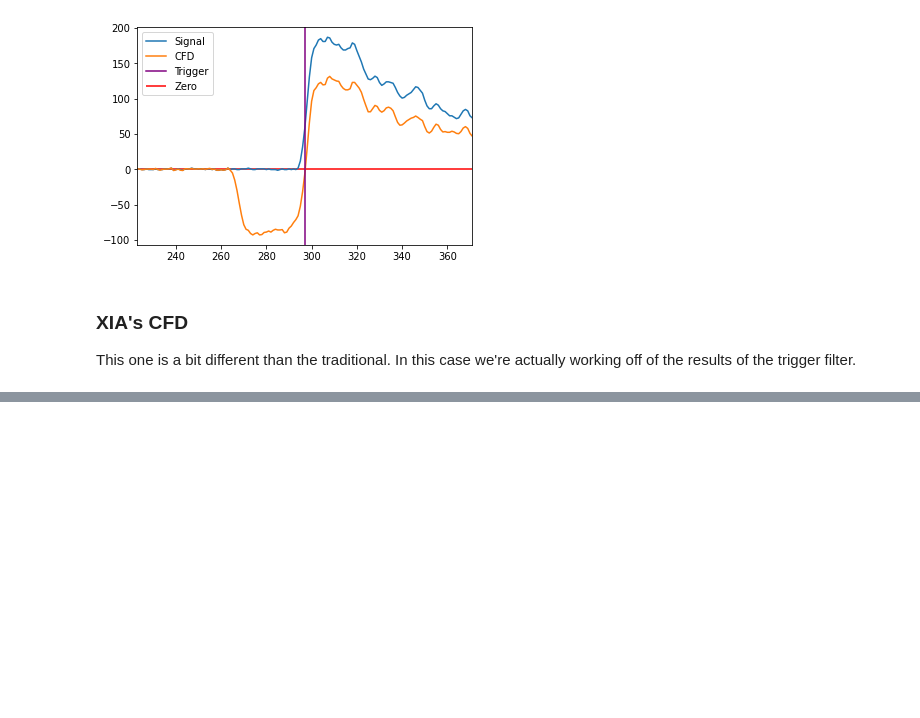
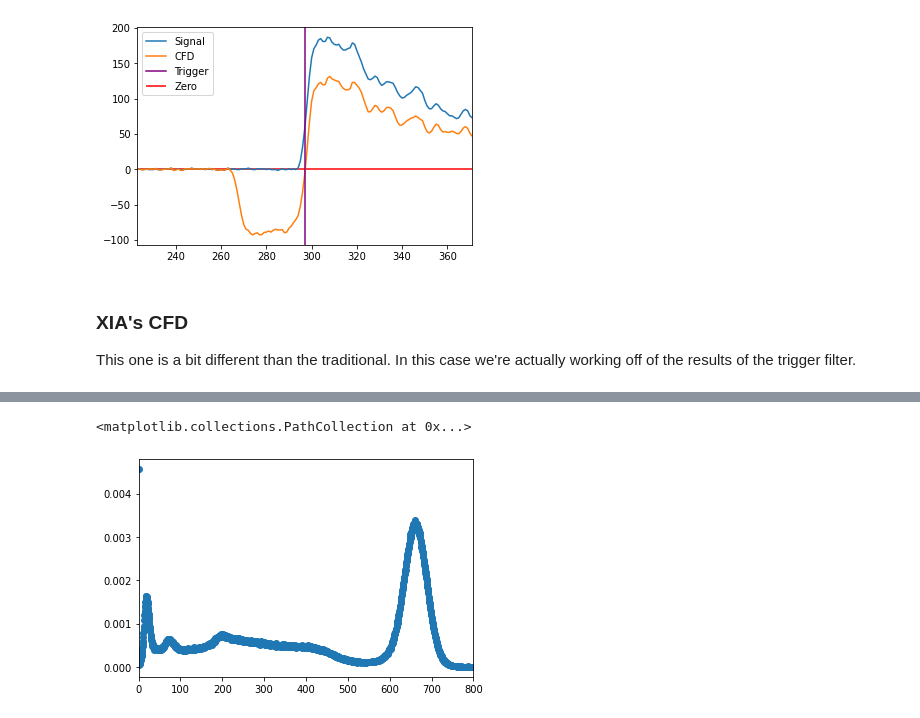
Before and after one commit to spaulaus/dsp_toolkit, a Jupyter notebook: docs/demo.ipynb, the cells around one changed output, grey strips where cells are left out. Saved outputs shown, nothing was run; the diff lists cells and outputs as text; code cells hidden in the pictures; blank space fills up the shorter version.

```diff
--- a/docs/demo.ipynb
+++ b/docs/demo.ipynb
@@ -168,0 +219,13 @@ ax.set_xlim([round(0.75 * xia_trigger), round(1.25 * xia_trigger)])
+# %%
+from numpy import random
+from dsp_toolbox.sample_data.sample_energy_spectra import cs137_8k_cps_spectrum
+root_binning_factor = 2
+
+choices = [x[0] / root_binning_factor for x in cs137_8k_cps_spectrum]
+counts = [x[1] for x in cs137_8k_cps_spectrum]
+weights = [x / sum(counts) for x in counts]
+plt.xlim(0, 800)
+plt.scatter(choices, weights)
+# %% [output]
+<matplotlib.collections.PathCollection at 0x...>
+[figure, added]
```
Also changed, not shown: parts of 14 cells of this notebook.
